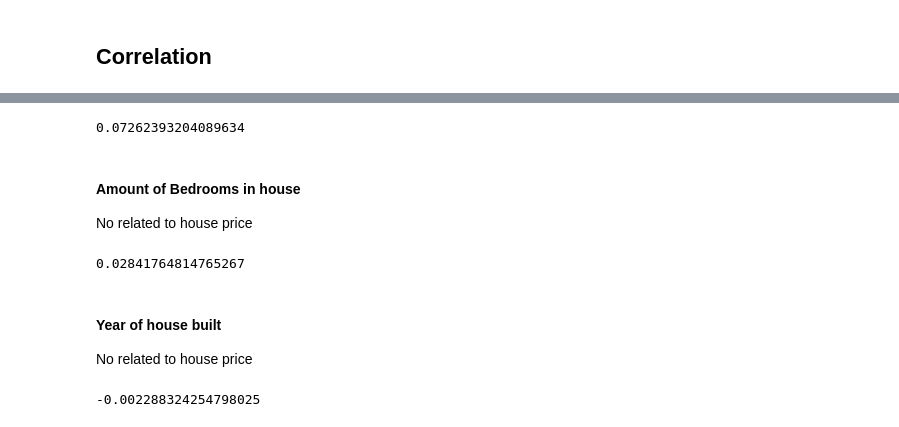
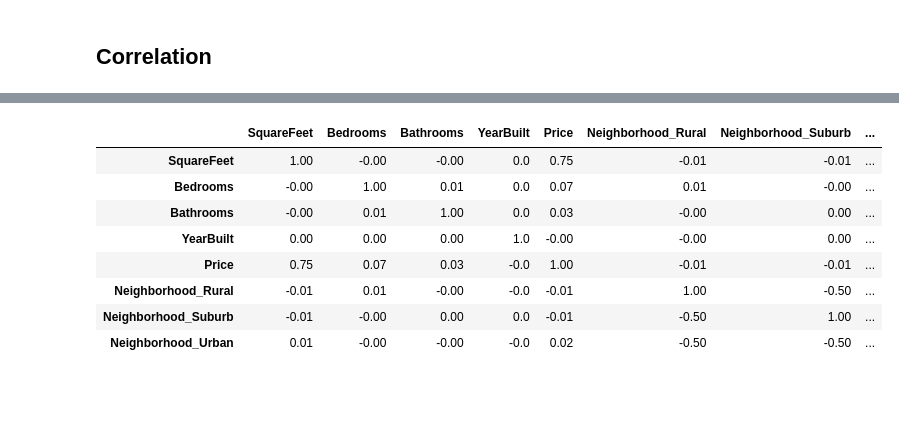
Before and after one commit to renatocorreia-rmcm/housing-price, a Jupyter notebook: HousePricing.ipynb, the cells around one changed output, grey strips where cells are left out. Drawn from its saved outputs; the diff is of its cells as text; code cells hidden in the pictures; blank space fills up the shorter version.

```diff
--- a/HousePricing.ipynb
+++ b/HousePricing.ipynb
@@ -81,18 +67,12 @@ Highly related to house price
-# %%
-print(pearsonr(df['Bedrooms'], df['Price']).statistic)
-# %% [output]
-0.07262393204089634
-# %% [markdown]
-#### Amount of Bedrooms in house
-No related to house price
-# %%
-print(pearsonr(df['Bathrooms'], df['Price']).statistic)
-# %% [output]
-0.02841764814765267
-# %% [markdown]
-#### Year of house built
-No related to house price
-# %%
-print(pearsonr(df['YearBuilt'], df['Price']).statistic)
-# %% [output]
--0.002288324254798025
+# %%
+df.corr().round(2)
+# %% [output]
+|  | SquareFeet | Bedrooms | Bathrooms | YearBuilt | Price | Neighborhood_Rural | Neighborhood_Suburb | ... |
+| SquareFeet | 1.00 | -0.00 | -0.00 | 0.0 | 0.75 | -0.01 | -0.01 | ... |
+| Bedrooms | -0.00 | 1.00 | 0.01 | 0.0 | 0.07 | 0.01 | -0.00 | ... |
+| Bathrooms | -0.00 | 0.01 | 1.00 | 0.0 | 0.03 | -0.00 | 0.00 | ... |
+| YearBuilt | 0.00 | 0.00 | 0.00 | 1.0 | -0.00 | -0.00 | 0.00 | ... |
+| Price | 0.75 | 0.07 | 0.03 | -0.0 | 1.00 | -0.01 | -0.01 | ... |
+| Neighborhood_Rural | -0.01 | 0.01 | -0.00 | -0.0 | -0.01 | 1.00 | -0.50 | ... |
+| Neighborhood_Suburb | -0.01 | -0.00 | 0.00 | 0.0 | -0.01 | -0.50 | 1.00 | ... |
+| Neighborhood_Urban | 0.01 | -0.00 | -0.00 | -0.0 | 0.02 | -0.50 | -0.50 | ... |
```
Also changed, not shown: parts of 5 cells of this notebook.
